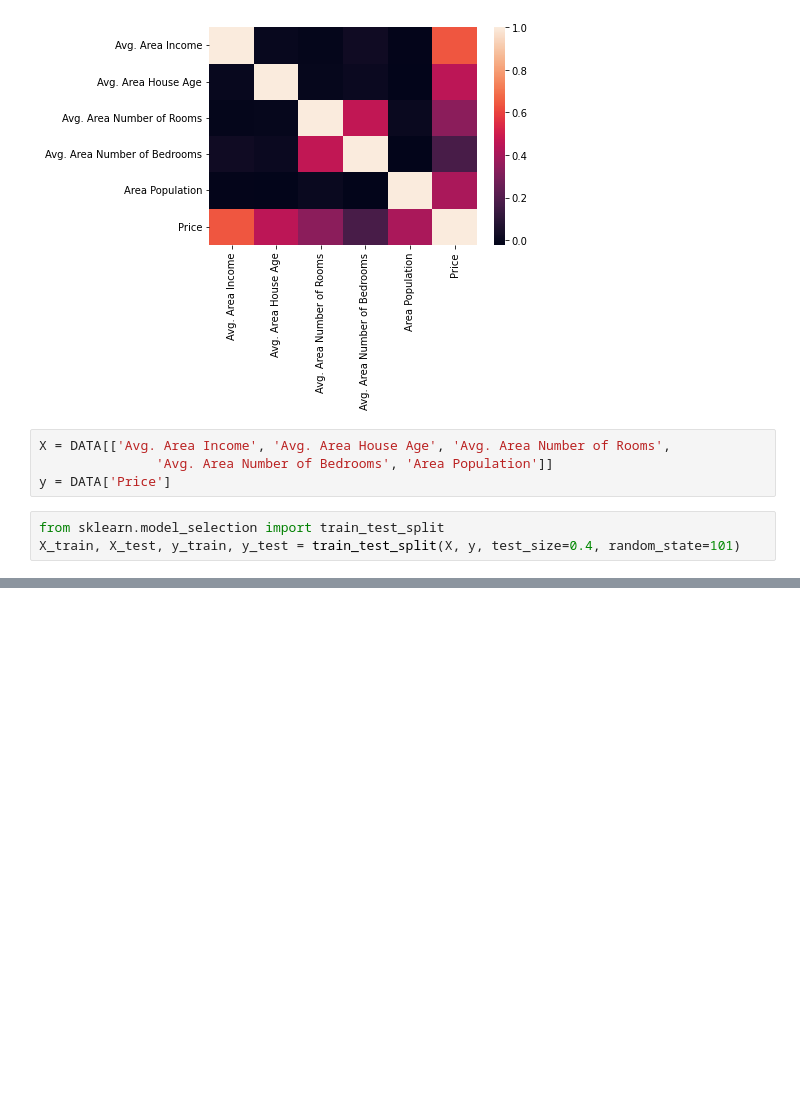
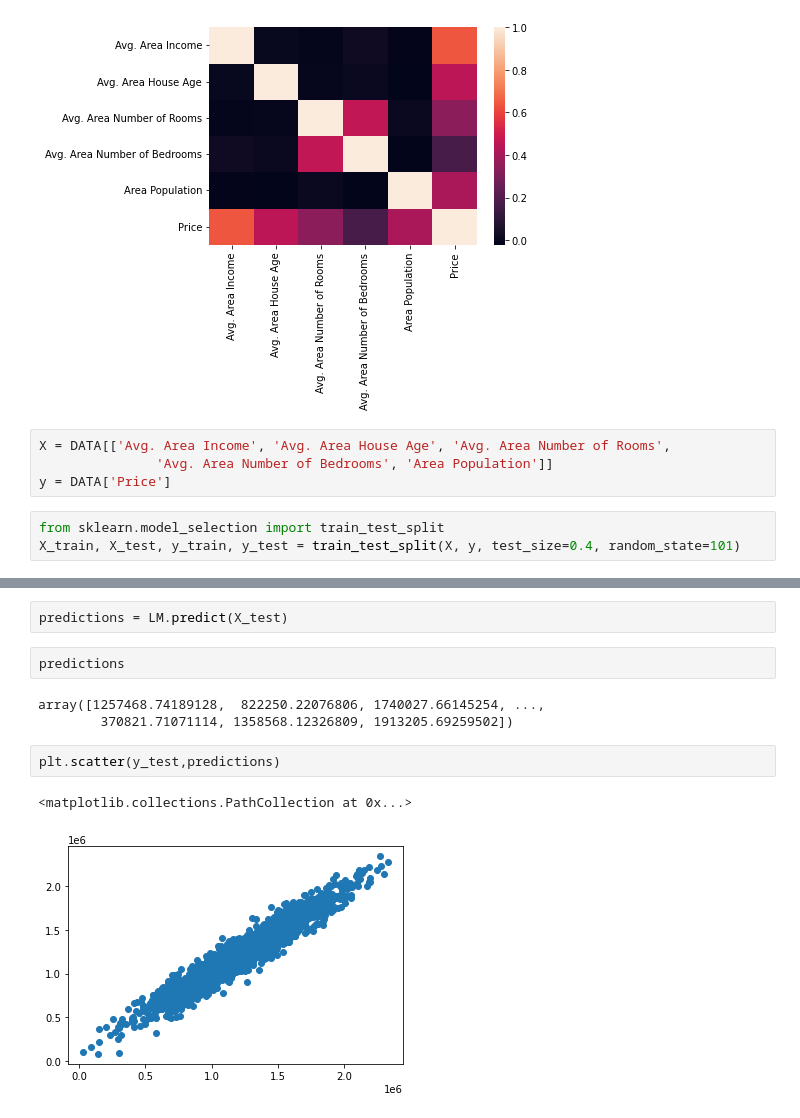
Before and after one commit to ModouLaminJagne/DataScience, a Jupyter notebook: LINEAR REGRESSION-checkpoint.ipynb, the cells around one changed output, grey strips where cells are left out. Drawn from its saved outputs; the diff is of its cells as text; blank space fills up the shorter version.

Commit message:
Prediction graphed.
Prediction made by the model is graphed using matplotlib, a ploting library for python.

```diff
--- a/LINEAR REGRESSION-checkpoint.ipynb
+++ b/LINEAR REGRESSION-checkpoint.ipynb
@@ -127,0 +121,12 @@ array([1257468.74189128,  822250.22076806, 1740027.66145254, ...,
+# %%
+predictions = LM.predict(X_test)
+# %%
+predictions
+# %% [output]
+array([1257468.74189128,  822250.22076806, 1740027.66145254, ...,
+        370821.71071114, 1358568.12326809, 1913205.69259502])
+# %%
+plt.scatter(y_test,predictions)
+# %% [output]
+<matplotlib.collections.PathCollection at 0x...>
+[figure, added]
```
Also changed, not shown: parts of 18 cells of this notebook.
